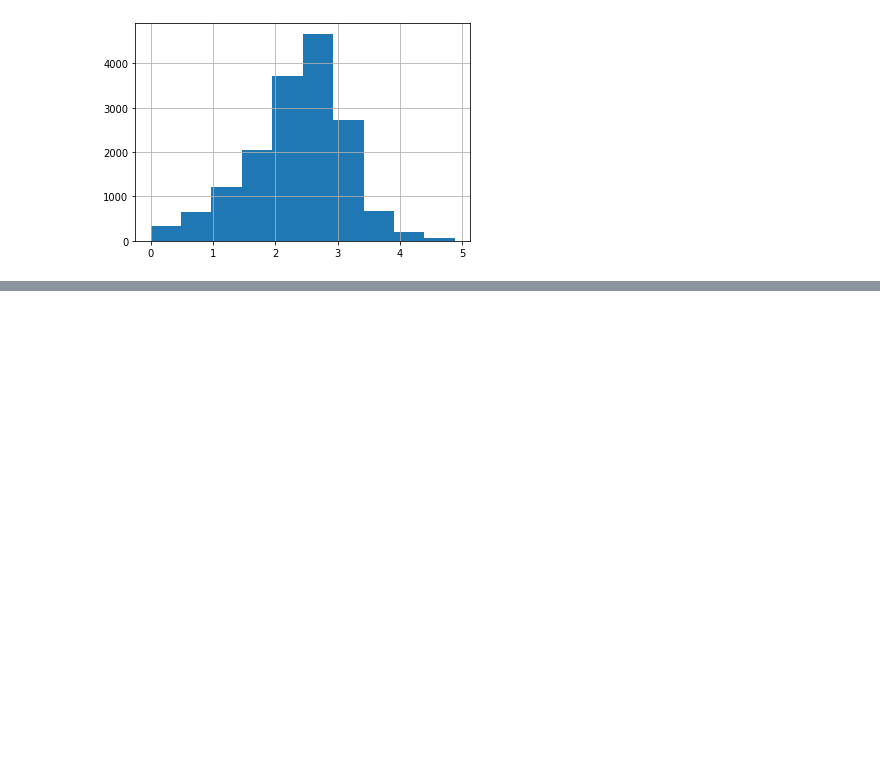
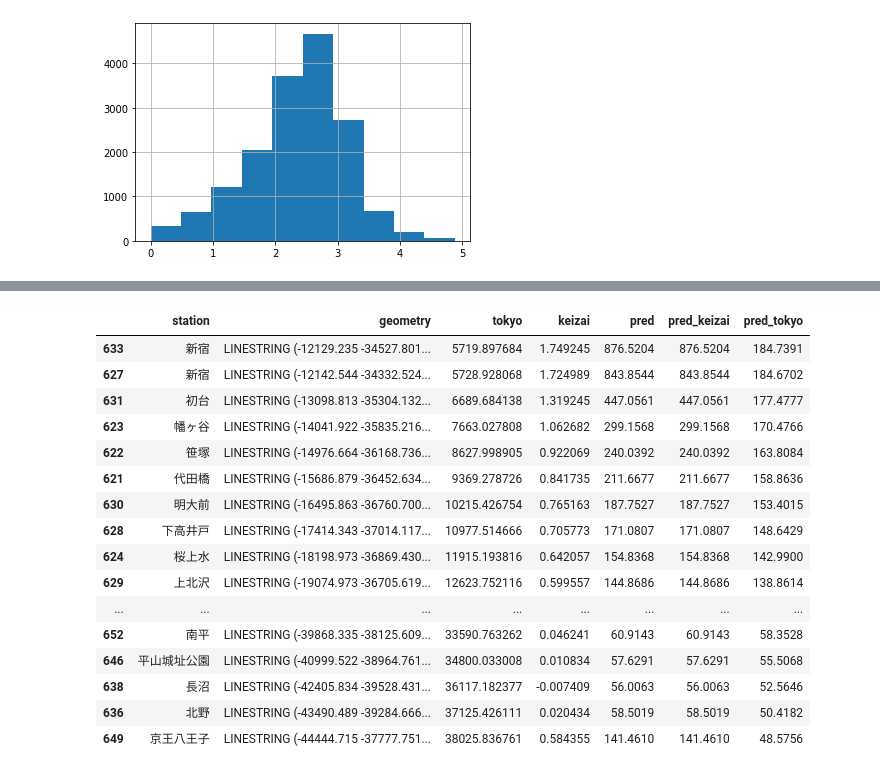
Before and after one commit to sm902/sotsuron, a Jupyter notebook: 経済センサスデータを用いた簡易地価予測.ipynb, the cells around one changed output, grey strips where cells are left out. Saved outputs shown, nothing was run; the diff lists cells and outputs as text; code cells hidden in the pictures; blank space fills up the shorter version.

```diff
--- a/経済センサスデータを用いた簡易地価予測.ipynb
+++ b/経済センサスデータを用いた簡易地価予測.ipynb
@@ -88,0 +96,7 @@ plt.show()
+# %%
+# 京王線の駅の住宅地価を予測してみる
+keio = gpd.read_file('data/station.geojson', crs=4612).query('N02_003 == "京王線"').iloc[:, 4:].to_crs(2451)
+keio.columns = ['station', 'geometry']
+keio['tokyo'] = keio.geometry.distance(keizai_mesh.sort_values('people', ascending=False).geometry.values[0])
+keio = keio.sort_values('tokyo')
+keio.head(5)
@@ -88,0 +110,10 @@ plt.show()
+# %%
+ans = []
+keizai2 = keizai_mesh[keizai_mesh.people > 7500]
+for row in keio.geometry:
+    x = []
+    for g, p in zip(keizai2.geometry.centroid, keizai2.people):
+        x.append(p / ((row.distance(g) ** 1.5) + 250))
+    ans.append(sum(x))
+keio['keizai'] = np.log10(ans)
+keio.head(10)
@@ -88,0 +132,22 @@ plt.show()
+# %%
+keio['pred_keizai'] = (10 ** (0.68 * keio.keizai + 5.234) * 3.30579).astype(int) / 10000
+keio['pred_tokyo'] = (10 ** (-0.0000179577 * keio.tokyo + 5.85) * 3.30579).astype(int) / 10000
+keio
+# %% [output]
+|  | station | geometry | tokyo | keizai | pred | pred_keizai | pred_tokyo |
+| 633 | 新宿 | LINESTRING (-12129.235 -34527.801... | 5719.897684 | 1.749245 | 876.5204 | 876.5204 | 184.7391 |
+| 627 | 新宿 | LINESTRING (-12142.544 -34332.524... | 5728.928068 | 1.724989 | 843.8544 | 843.8544 | 184.6702 |
+| 631 | 初台 | LINESTRING (-13098.813 -35304.132... | 6689.684138 | 1.319245 | 447.0561 | 447.0561 | 177.4777 |
+| 623 | 幡ヶ谷 | LINESTRING (-14041.922 -35835.216... | 7663.027808 | 1.062682 | 299.1568 | 299.1568 | 170.4766 |
+| 622 | 笹塚 | LINESTRING (-14976.664 -36168.736... | 8627.998905 | 0.922069 | 240.0392 | 240.0392 | 163.8084 |
+| 621 | 代田橋 | LINESTRING (-15686.879 -36452.634... | 9369.278726 | 0.841735 | 211.6677 | 211.6677 | 158.8636 |
+| 630 | 明大前 | LINESTRING (-16495.863 -36760.700... | 10215.426754 | 0.765163 | 187.7527 | 187.7527 | 153.4015 |
+| 628 | 下高井戸 | LINESTRING (-17414.343 -37014.117... | 10977.514666 | 0.705773 | 171.0807 | 171.0807 | 148.6429 |
+| 624 | 桜上水 | LINESTRING (-18198.973 -36869.430... | 11915.193816 | 0.642057 | 154.8368 | 154.8368 | 142.9900 |
+| 629 | 上北沢 | LINESTRING (-19074.973 -36705.619... | 12623.752116 | 0.599557 | 144.8686 | 144.8686 | 138.8614 |
+| ... | ... | ... | ... | ... | ... | ... | ... |
+| 652 | 南平 | LINESTRING (-39868.335 -38125.609... | 33590.763262 | 0.046241 | 60.9143 | 60.9143 | 58.3528 |
+| 646 | 平山城址公園 | LINESTRING (-40999.522 -38964.761... | 34800.033008 | 0.010834 | 57.6291 | 57.6291 | 55.5068 |
+| 638 | 長沼 | LINESTRING (-42405.834 -39528.431... | 36117.182377 | -0.007409 | 56.0063 | 56.0063 | 52.5646 |
+| 636 | 北野 | LINESTRING (-43490.489 -39284.666... | 37125.426111 | 0.020434 | 58.5019 | 58.5019 | 50.4182 |
+| 649 | 京王八王子 | LINESTRING (-44444.715 -37777.751... | 38025.836761 | 0.584355 | 141.4610 | 141.4610 | 48.5756 |
```
Also changed, not shown: parts of 9 cells of this notebook.
